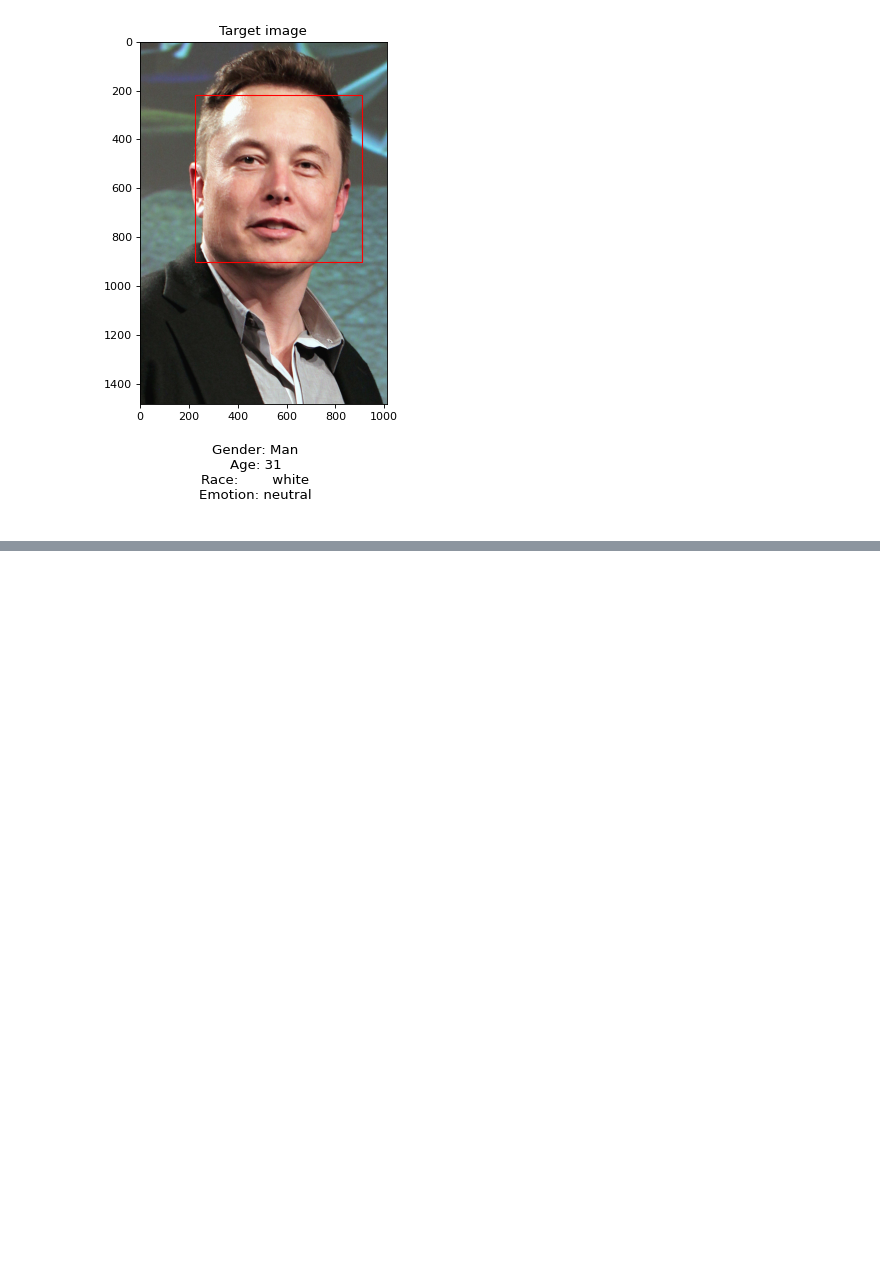
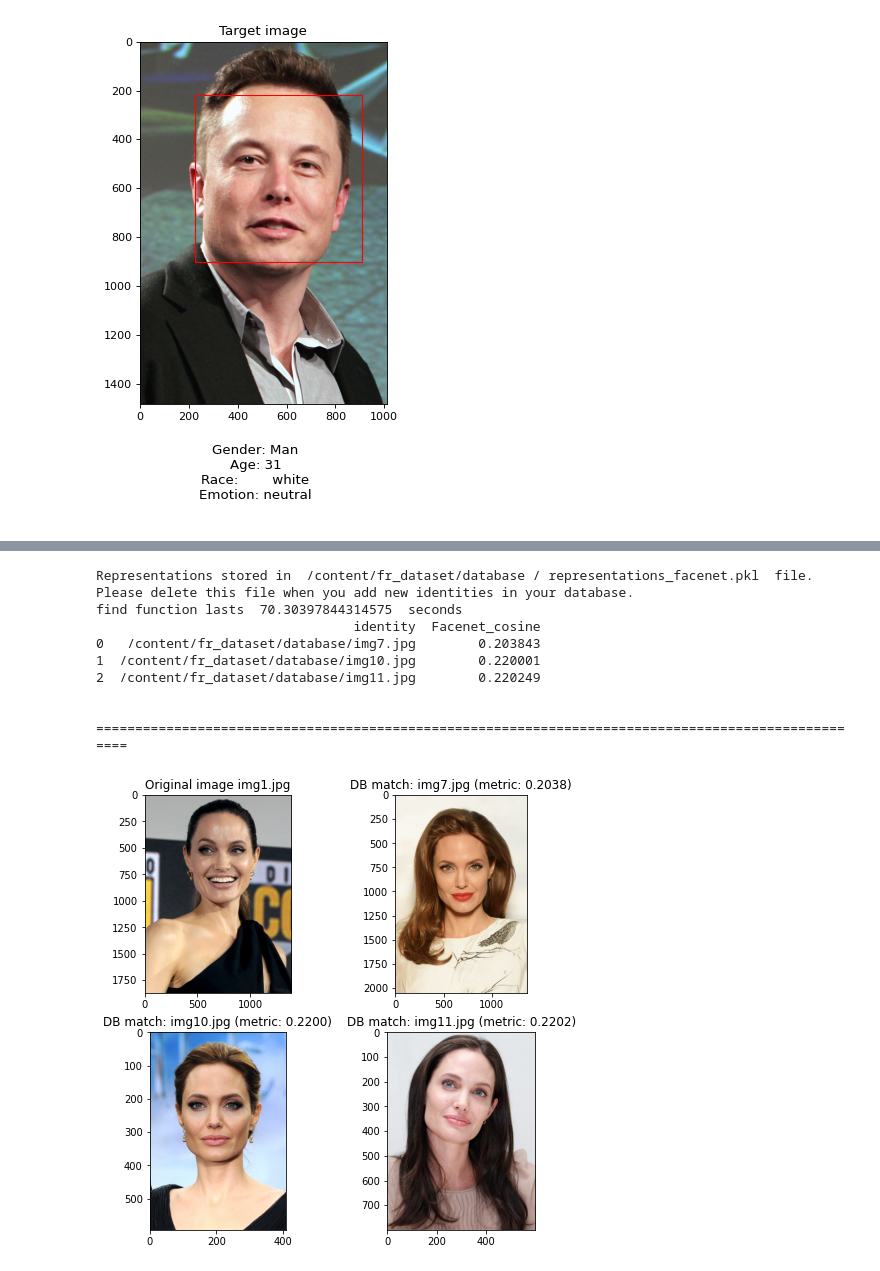
Before and after one commit to likeshadows42/loki, a Jupyter notebook: demos/GC_deepface_functionality.ipynb, the cells around one changed output, grey strips where cells are left out. Saved outputs shown, nothing was run; the diff lists cells and outputs as text; code cells hidden in the pictures; blank space fills up the shorter version.

Commit message:
Updates deepface demo with face recognition demo

```diff
--- a/demos/GC_deepface_functionality.ipynb
+++ b/demos/GC_deepface_functionality.ipynb
@@ -522,0 +700,27 @@ To: /root/.deepface/weights/race_model_single_batch.h5
+# %%
+# You can edit these parameters! To chose a different face for recognition,
+# change the 'USE_WILD_FACE' parameter. For available options, refer to the
+# 'wild' dictionary (in the cell above)
+USE_WILD_FACE = wild["Angelina"][0]
+USE_BACKEND = BACKENDS[4]
+USE_MODEL   = MODELS[1]
+
+# Compares the face against the database (took 212.87 s without CPU)
+df = DeepFace.find(img_path = os.path.join(FR_WD_DIR, USE_WILD_FACE),
+                   db_path = FR_DB_DIR, model_name = USE_MODEL,
+                   detector_backend = USE_BACKEND)
+
+print(df, "\n"*2, "="*100, "\n")
+
+# Plots results
+plot_FR_results(os.path.join(FR_WD_DIR, USE_WILD_FACE), df);
+# %% [output]
+Representations stored in  /content/fr_dataset/database / representations_facenet.pkl  file. Please delete this file when you add new identities in your database.
+find function lasts  70.30397844314575  seconds
+                                 identity  Facenet_cosine
+0   /content/fr_dataset/database/img7.jpg        0.203843
+1  /content/fr_dataset/database/img10.jpg        0.220001
+2  /content/fr_dataset/database/img11.jpg        0.220249
+
+ ====================================================================================================
+[figure, added]
```
Also changed, not shown: parts of 7 cells of this notebook.
